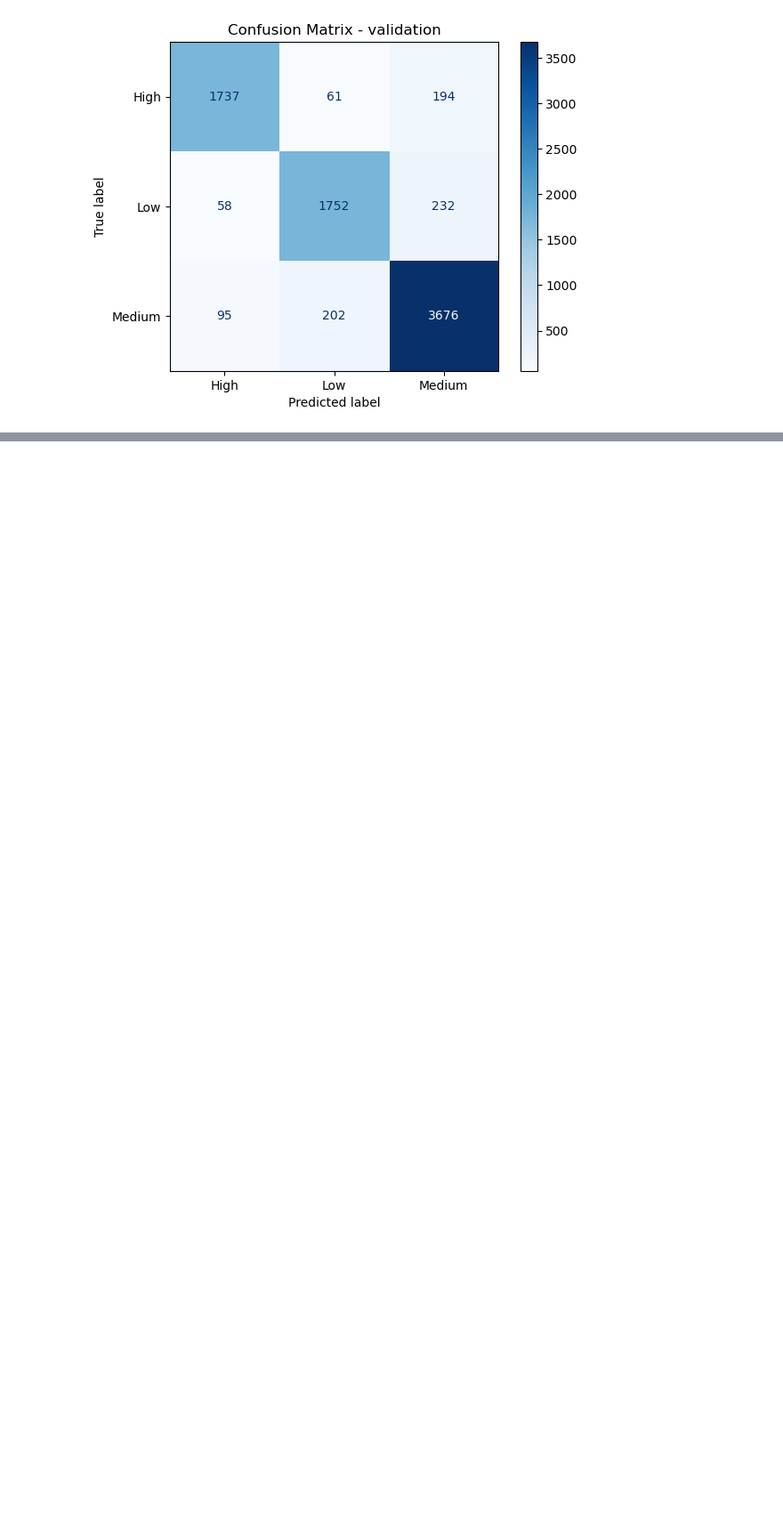
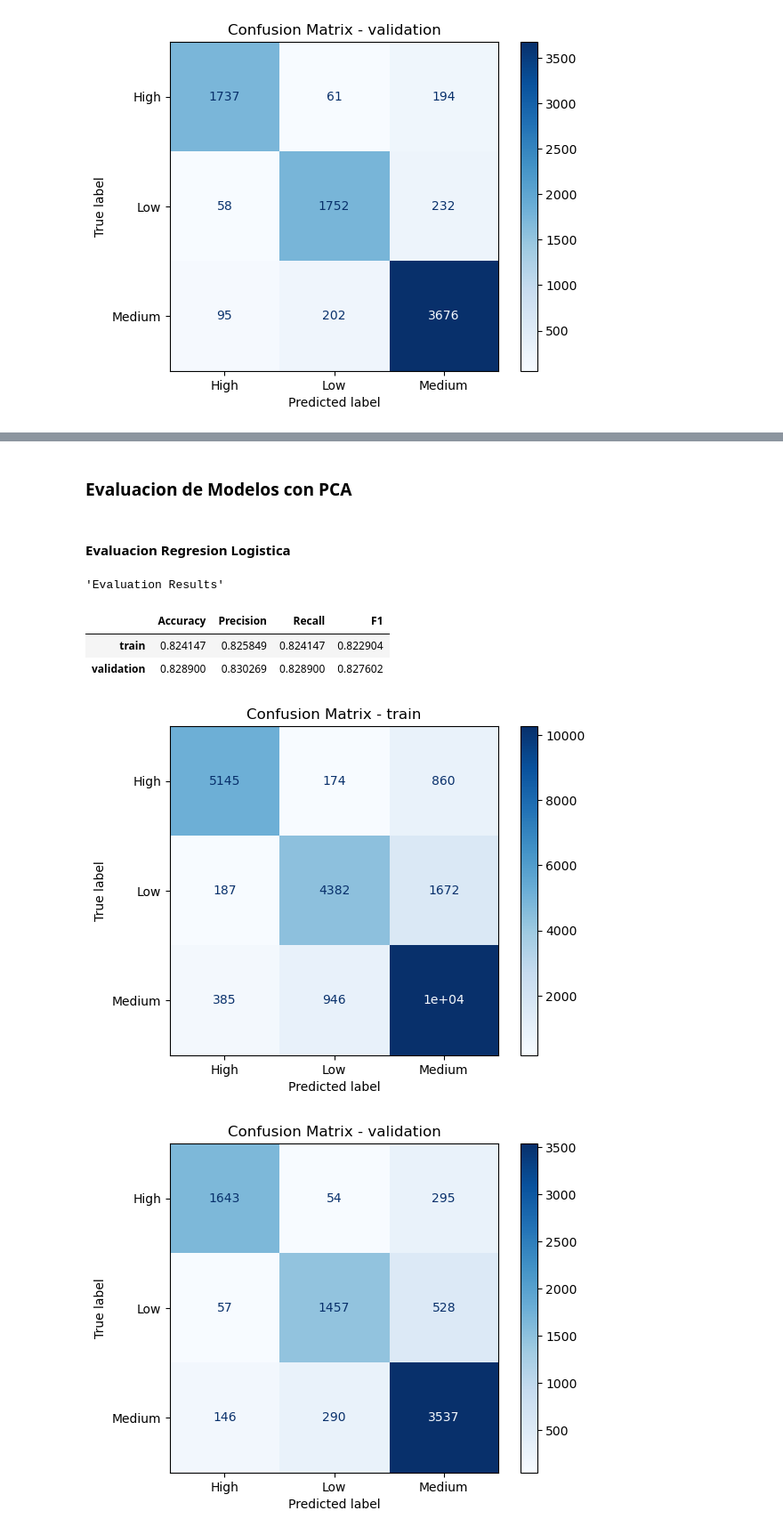
Before and after one commit to MateoTomas0912/TP1_ML_Grupo4, a Jupyter notebook: tp1_ML.ipynb.ipynb, the cells around one changed output, grey strips where cells are left out. Shown at 89% size. Drawn from its saved outputs; the diff is of its cells as text; code cells hidden in the pictures; blank space fills up the shorter version.

```diff
--- a/tp1_ML.ipynb.ipynb
+++ b/tp1_ML.ipynb.ipynb
@@ -1246,0 +1345,6 @@ evaluate_model(pipeline_rf_fe, X_train_fe, y_train_fe, X_val_fe, y_val_fe, title
+# %%
+from sklearn.model_selection import train_test_split
+
+# Dividir el dataset en train, validation y test (60% train, 20% val, 20% test)
+X_train, X_temp, y_train, y_temp = train_test_split(pca_df, y, test_size=0.4, random_state=42)
+X_val, X_test, y_val, y_test = train_test_split(X_temp, y_temp, test_size=0.5, random_state=42)
@@ -1246,0 +1372,9 @@ evaluate_model(pipeline_rf_fe, X_train_fe, y_train_fe, X_val_fe, y_val_fe, title
+# %%
+knn_clf = KNeighborsClassifier(n_neighbors=1)
+parameters = {'n_neighbors': [1, 3, 5, 10, 15, 20, 50, 100]}
+
+pca_knn = GridSearchCV(knn_clf, parameters, refit=True, verbose=1)
+
+pca_knn.fit(X_train, y_train)
+
+pca_knn.best_score_, pca_knn.best_params_
@@ -1246,0 +1386,5 @@ evaluate_model(pipeline_rf_fe, X_train_fe, y_train_fe, X_val_fe, y_val_fe, title
+# %%
+from sklearn.linear_model import LogisticRegression
+
+# Entrenar el modelo
+pca_lr = LogisticRegression().fit(X_train, y_train)
@@ -1246,0 +1393,8 @@ evaluate_model(pipeline_rf_fe, X_train_fe, y_train_fe, X_val_fe, y_val_fe, title
+# %%
+from sklearn.ensemble import RandomForestClassifier
+
+# Crear el clasificador de Random Forest
+pca_rf = RandomForestClassifier(n_estimators=100, max_depth=10, max_features=8, random_state=42)
+
+# Entrenar el pipeline
+pca_rf.fit(X_train, y_train)
@@ -1246,0 +1403,13 @@ evaluate_model(pipeline_rf_fe, X_train_fe, y_train_fe, X_val_fe, y_val_fe, title
+# %% [markdown]
+### Evaluacion de Modelos con PCA
+# %% [markdown]
+#### Evaluacion Regresion Logistica
+# %%
+evaluate_model(pca_lr, X_train, y_train, X_val, y_val, title='Evaluation Results', show_cm=True)
+# %% [output]
+'Evaluation Results'
+|  | Accuracy | Precision | Recall | F1 |
+| train | 0.824147 | 0.825849 | 0.824147 | 0.822904 |
+| validation | 0.828900 | 0.830269 | 0.828900 | 0.827602 |
+[figure, added]
+[figure, added]
```
Also changed, not shown: parts of 22 cells of this notebook.
